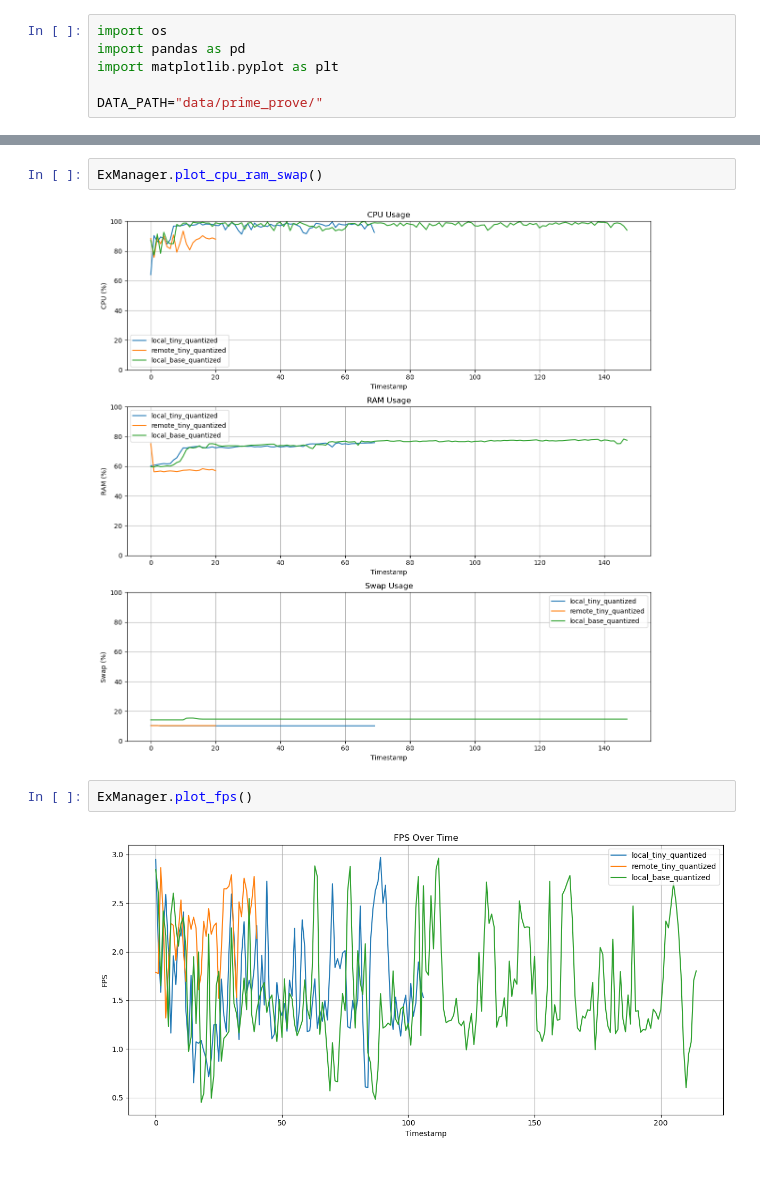
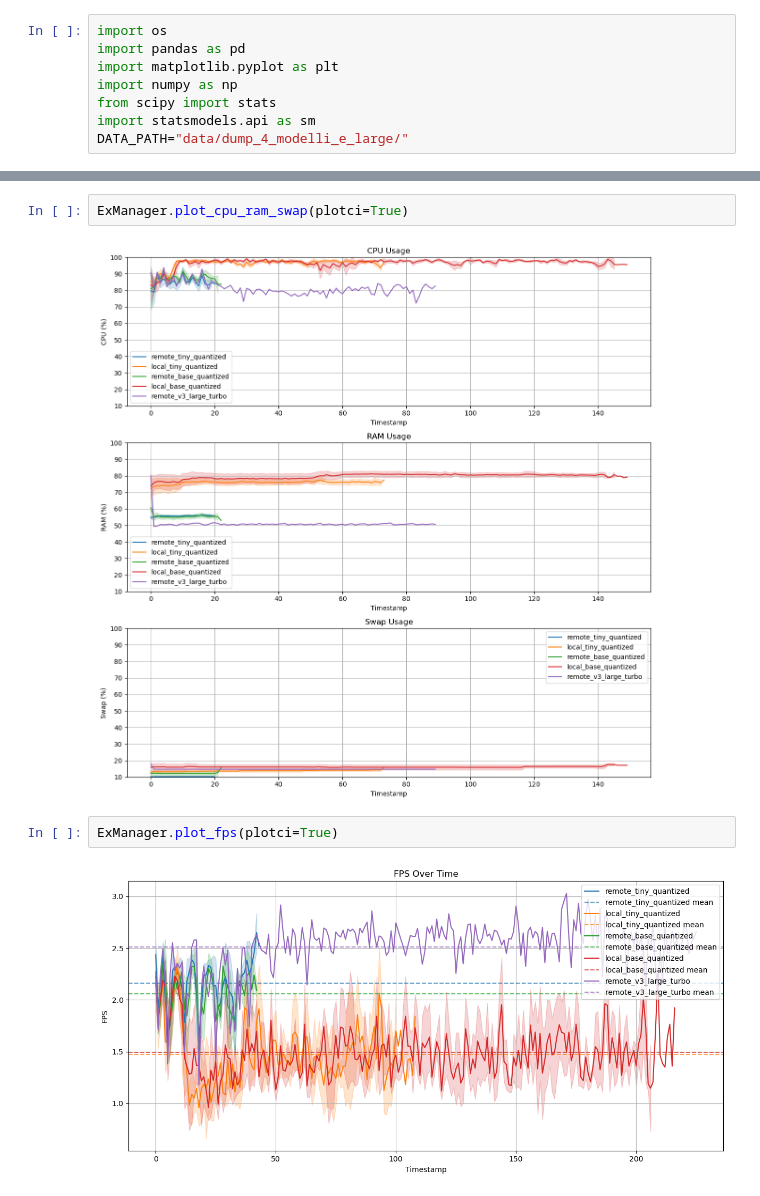
Before and after one commit to Dimerin/AutoDoctor, a Jupyter notebook: Prototype/analysis/analysis.ipynb, the cells around one changed output, grey strips where cells are left out. Drawn from its saved outputs; the diff is of its cells as text.

Commit message:
feat: finish performance analisys of the final data

```diff
--- a/Prototype/analysis/analysis.ipynb
+++ b/Prototype/analysis/analysis.ipynb
@@ -2,6 +2,8 @@
 import os
 import pandas as pd
 import matplotlib.pyplot as plt
-
-DATA_PATH="data/prime_prove/"
+import numpy as np
+from scipy import stats
+import statsmodels.api as sm
+DATA_PATH="data/dump_4_modelli_e_large/"
 # %%
@@ -152,11 +338,11 @@ Index(['ID', 'CPU_percent', 'RAM_percent', ' SWAP_percent'], dtype='object')
 # %%
-ExManager.plot_cpu_ram_swap()
+ExManager.plot_cpu_ram_swap(plotci=True)
 # %% [output]
-[figure, old version]
+[figure, new version]
 # %%
-ExManager.plot_fps()
+ExManager.plot_fps(plotci=True)
 # %% [output]
-[figure, old version]
+[figure, new version]
 # %%
 ExManager.plot_inference_time()
 # %% [output]
```
Also changed, not shown: parts of 7 cells of this notebook.
